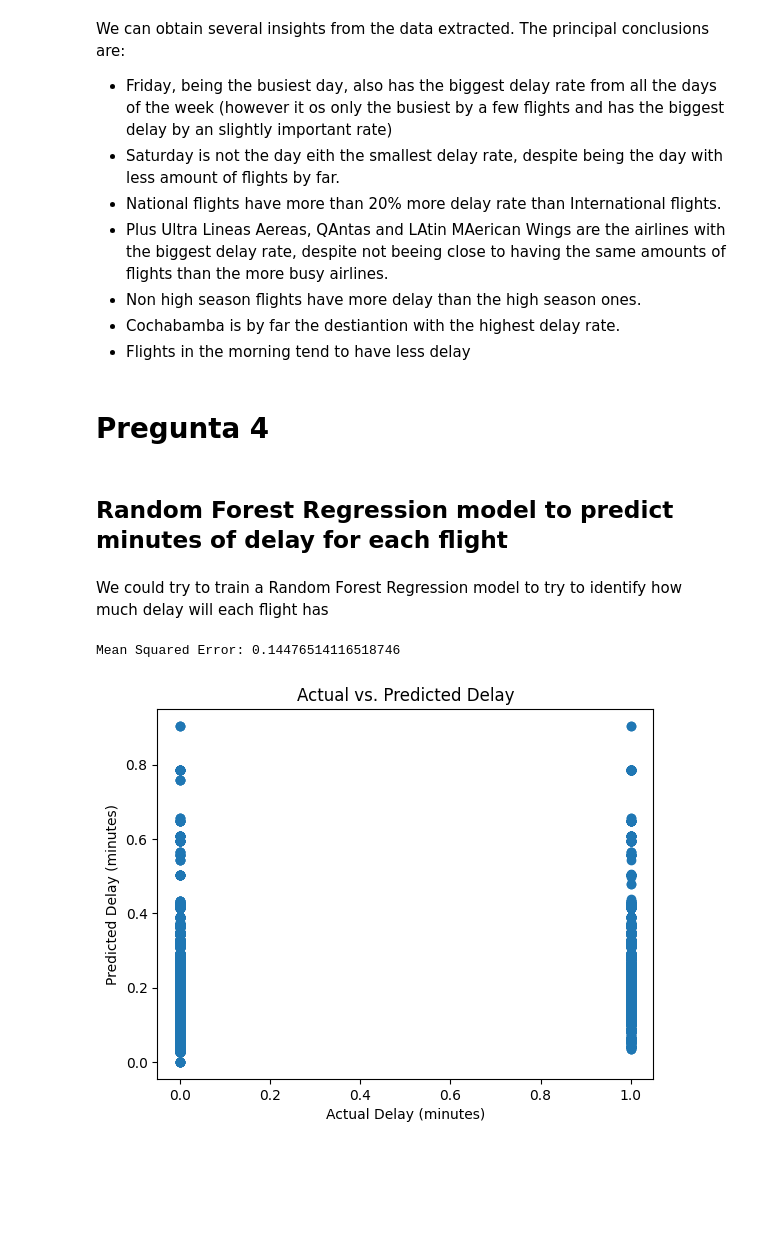
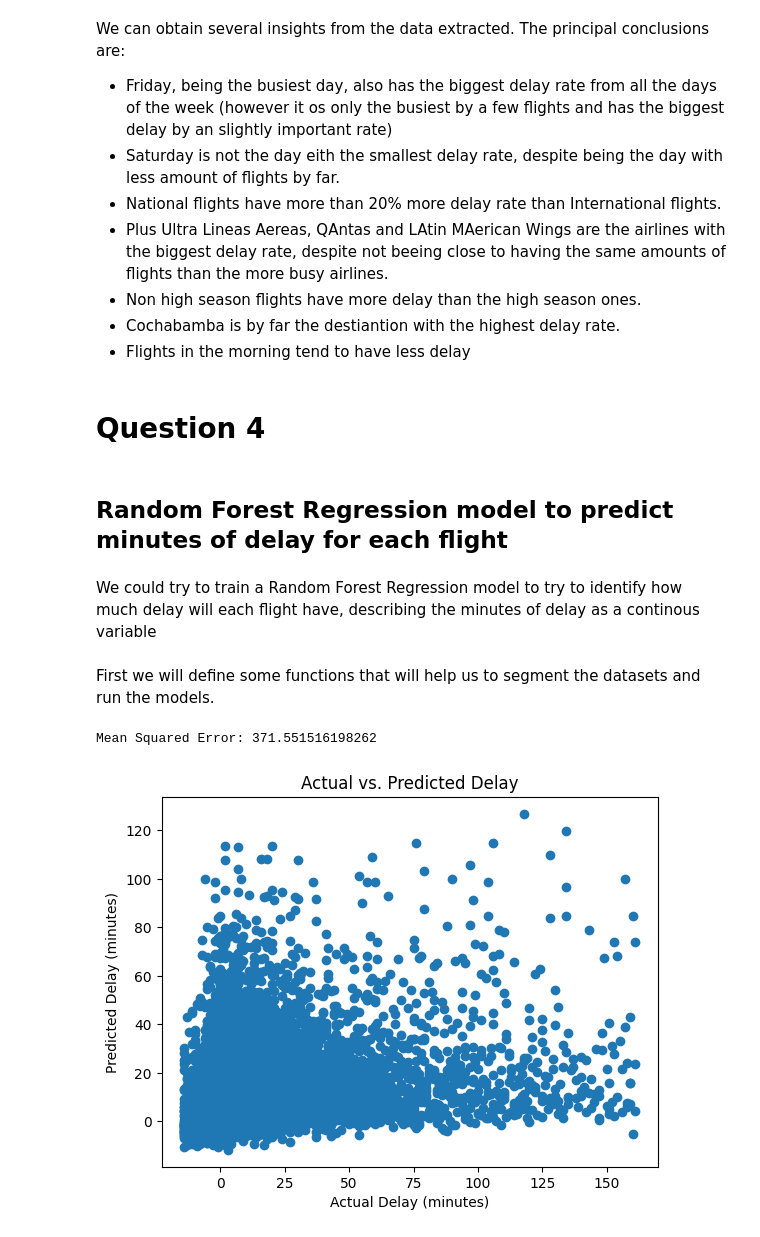
Before and after one commit to jpmena6/challenge_data_scientist_mena, a Jupyter notebook: solution.ipynb, the cells around one changed output. Saved outputs shown, nothing was run; the diff lists cells and outputs as text; code cells hidden in the pictures; blank space fills up the shorter version.

Commit message:
added models and first conclusions

```diff
--- a/solution.ipynb
+++ b/solution.ipynb
@@ -178,8 +178,10 @@ We can obtain several insights from the data extracted. The principal conclusion
  - Cochabamba is by far the destiantion with the highest delay rate.
  - Flights in the morning tend to have less delay
 # %% [markdown]
-# Pregunta 4
+# Question 4
 # %% [markdown]
 ## Random Forest Regression model to predict minutes of delay for each flight
 # %% [markdown]
-We could try to train a Random Forest Regression model to try to identify how much delay will each flight has
+We could try to train a Random Forest Regression model to try to identify how much delay will each flight have, describing the minutes of delay as a continous variable
+# %% [markdown]
+First we will define some functions that will help us to segment the datasets and run the models.
@@ -186,55 +253,31 @@ We could try to train a Random Forest Regression model to try to identify how mu
 # %%
-# import OneHotEncoder
-from sklearn.preprocessing import OneHotEncoder
-
 #Differentiate the numerical and categorical cols
 numerical_cols=["DIA","MES","high_season"]
 categorical_cols = ["DIANOM", "TIPOVUELO", "OPERA", "SIGLADES", "high_season", "period_day"]
+y = flights["Delay"]
+test_size = 0.3
+predict_column = flights["Delay"]
+X_train_final, y_train, X_test_final, y_test=define_set(numerical_cols=numerical_cols, categorical_cols=categorical_cols, test_size=test_size, predict_column=predict_column)
 
-# numerical_cols=["high_season"]
-# categorical_cols = ["OPERA", "SIGLADES"]
+# create a Random Forest regression object
+rf = RandomForestRegressor(n_estimators=100, random_state=42)
 
+# fit the model using the training data
+rf.fit(X_train_final, y_train)
 
-# instantiate OneHotEncoder
-ohe = OneHotEncoder(handle_unknown='ignore', sparse=False)
-# select the input features and the target variable
-X = flights[["DIA", "MES", "DIANOM", "TIPOVUELO", "OPERA", "SIGLADES", "high_season", "period_day"]]
-y = flights["Delay"]
+# make predictions on the test data
+y_pred = rf.predict(X_test_final)
 
-# split the data into training and test sets
-X_train, X_test, y_train, y_test = train_test_split(X, y, test_size=0.3, random_state=42)
+# evaluate the performance using mean squared error
+mse = mean_squared_error(y_test, y_pred)
+print("Mean Squared Error:", mse)
 
-# fit and transform the ohe training data
-X_train_ohe = ohe.fit_transform(X_train[categorical_cols])
-
-# transform the test data using the fitted encoder
-X_test_ohe = ohe.transform(X_test[categorical_cols])
-
-
-X_train_final = np.concatenate([X_train_ohe, X_train[numerical_cols]], axis=1)
-X_test_final = np.concatenate([X_test_ohe, X_test[numerical_cols]], axis=1)
-#################################OHE#####################################
+plt.scatter(y_test, y_pred)
+plt.xlabel("Actual Delay (minutes)")
+plt.ylabel("Predicted Delay (minutes)")
+plt.title("Actual vs. Predicted Delay")
+plt.show()
+# %% [output]
+Mean Squared Error: 371.551516198262
+[figure, added]
-# %%
-# create a Random Forest regression object
-rf = RandomForestRegressor(n_estimators=100, random_state=42)
-
-# fit the model using the training data
-rf.fit(X_train_final, y_train)
-
-# make predictions on the test data
-y_pred = rf.predict(X_test_final)
-
-# evaluate the performance using mean squared error
-mse = mean_squared_error(y_test, y_pred)
-print("Mean Squared Error:", mse)
-# %% [output]
-Mean Squared Error: 0.14476514116518746
-# %%
-plt.scatter(y_test, y_pred)
-plt.xlabel("Actual Delay (minutes)")
-plt.ylabel("Predicted Delay (minutes)")
-plt.title("Actual vs. Predicted Delay")
-plt.show()
-# %% [output]
-[figure, removed]
 # %% [markdown]
```
Also changed, not shown: parts of 44 cells of this notebook.
